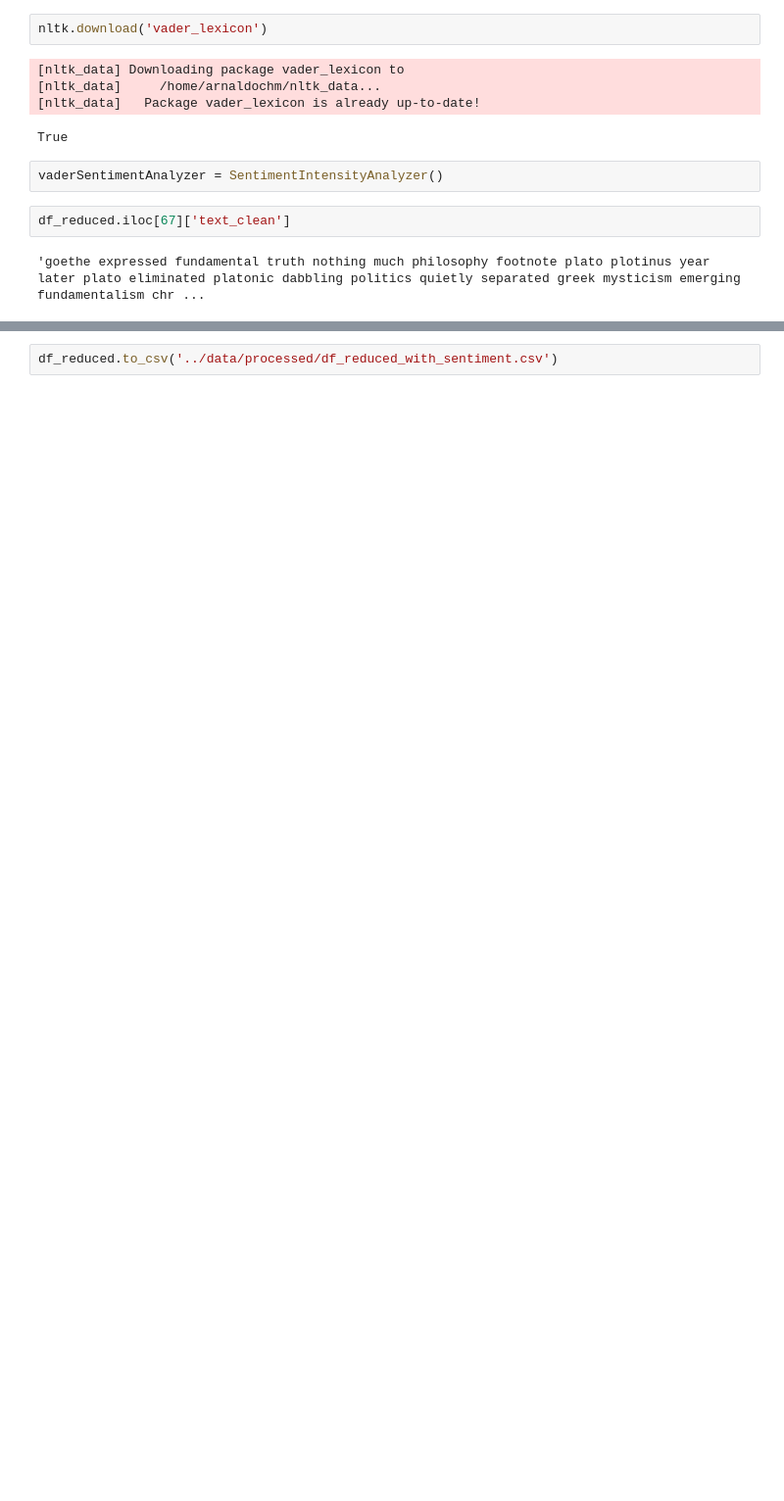
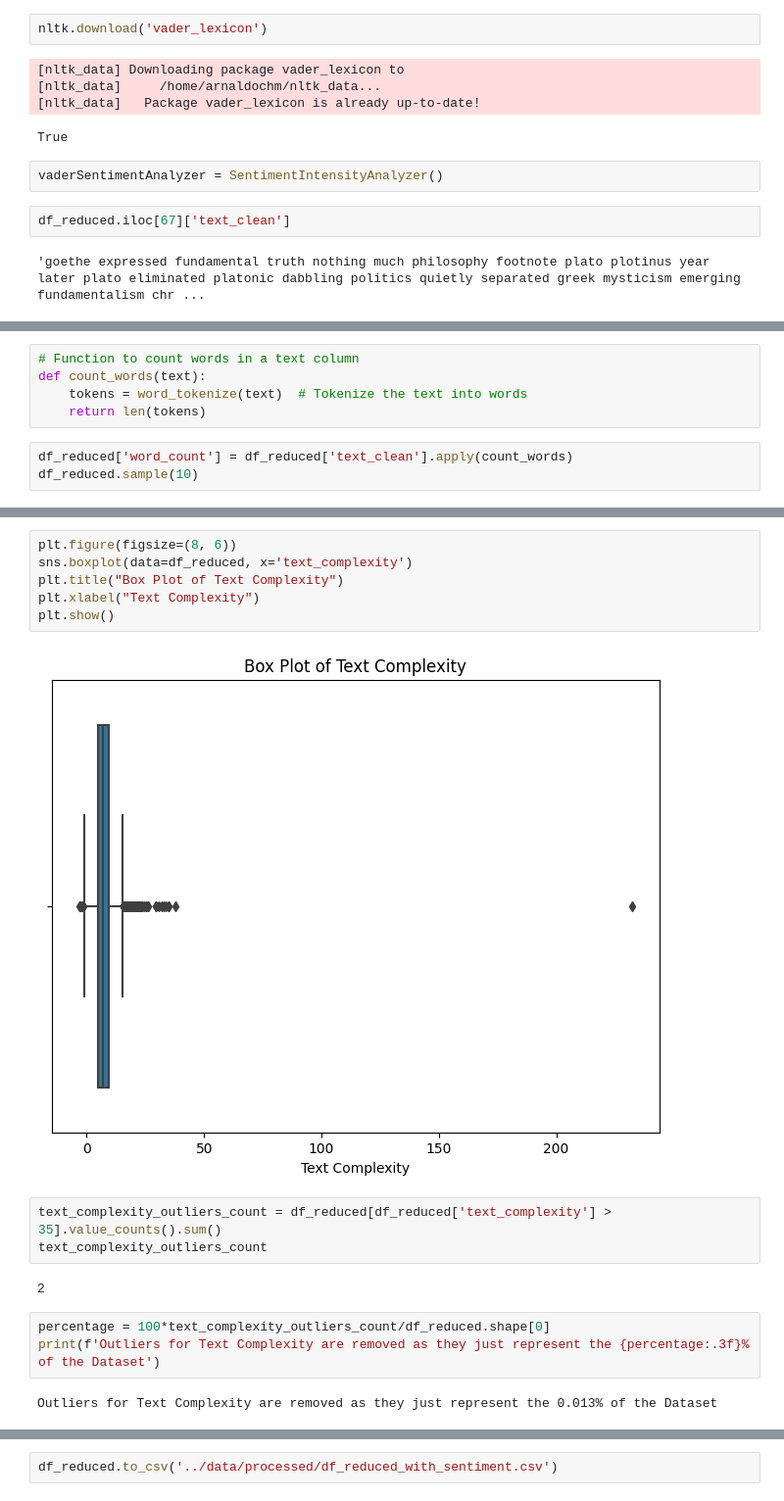
Before and after one commit to arnaldochm/final_project_nlp, a Jupyter notebook: notebooks/notebook_Text_Preprocesing_and_Sentiment_Analysis.ipynb, the cells around one changed output, grey strips where cells are left out. Shown at 98% size. Saved outputs shown, nothing was run; the diff lists cells and outputs as text; blank space fills up the shorter version.

```diff
--- a/notebooks/notebook_Text_Preprocesing_and_Sentiment_Analysis.ipynb
+++ b/notebooks/notebook_Text_Preprocesing_and_Sentiment_Analysis.ipynb
@@ -199,0 +226,8 @@ df_reduced.sample(10)
+# %%
+# Function to count words in a text column
+def count_words(text):
+    tokens = word_tokenize(text)  # Tokenize the text into words
+    return len(tokens)
+# %%
+df_reduced['word_count'] = df_reduced['text_clean'].apply(count_words)
+df_reduced.sample(10)
@@ -199,0 +260,18 @@ df_reduced.sample(10)
+# %%
+plt.figure(figsize=(8, 6))
+sns.boxplot(data=df_reduced, x='text_complexity')
+plt.title("Box Plot of Text Complexity")
+plt.xlabel("Text Complexity")
+plt.show()
+# %% [output]
+[figure, added]
+# %%
+text_complexity_outliers_count = df_reduced[df_reduced['text_complexity'] > 35].value_counts().sum()
+text_complexity_outliers_count
+# %% [output]
+2
+# %%
+percentage = 100*text_complexity_outliers_count/df_reduced.shape[0]
+print(f'Outliers for Text Complexity are removed as they just represent the {percentage:.3f}% of the Dataset')
+# %% [output]
+Outliers for Text Complexity are removed as they just represent the 0.013% of the Dataset
```
Also changed, not shown: parts of 25 cells of this notebook.
